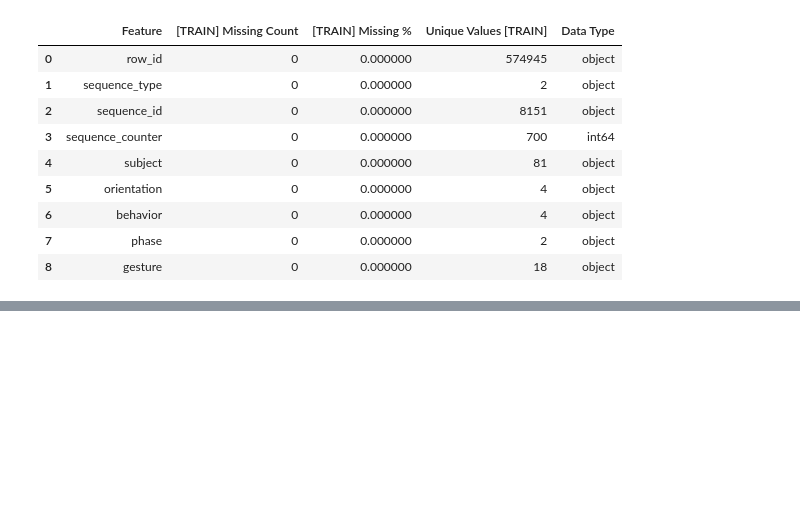
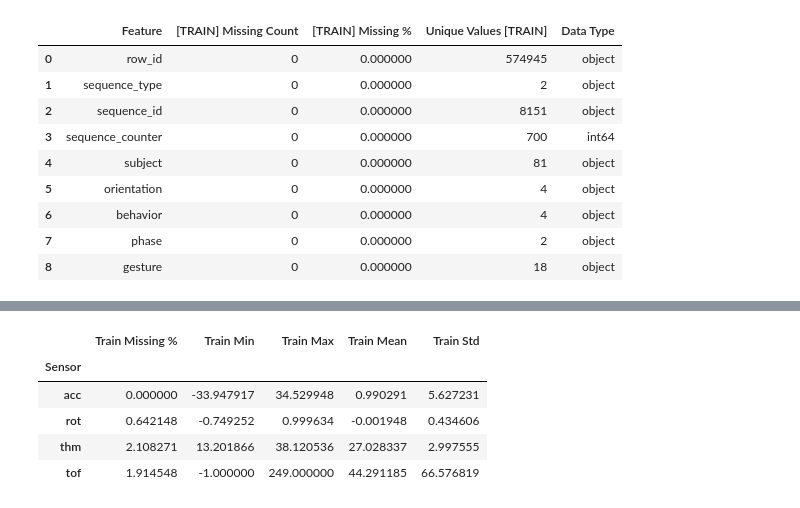
Before and after one commit to mhs170/CMI-Detect-Behavior-with-Sensor-Data, a Jupyter notebook: cmi-submission.ipynb, the cells around one changed output, grey strips where cells are left out. Drawn from its saved outputs; the diff is of its cells as text; code cells hidden in the pictures; blank space fills up the shorter version.

```diff
--- a/cmi-submission.ipynb
+++ b/cmi-submission.ipynb
@@ -190,0 +232,49 @@ styled_df.style.background_gradient(cmap='viridis')
+# %%
+# Sensor column groups (use train_df only)
+acc_cols = [col for col in train_df.columns if col.startswith('acc_')]
+rot_cols = [col for col in train_df.columns if col.startswith('rot_')]
+thm_cols = [col for col in train_df.columns if col.startswith('thm_')]
+tof_cols = [col for col in train_df.columns if col.startswith('tof_')]
+
+# Helper function for summary stats (train only)
+def sensor_summary(df, cols, name, dataset_name):
+    summary = pd.DataFrame({
+        'Feature': cols,
+        f'{dataset_name} Missing %': df[cols].isnull().mean().values * 100,
+        f'{dataset_name} Min': df[cols].min().values,
+        f'{dataset_name} Max': df[cols].max().values,
+        f'{dataset_name} Mean': df[cols].mean().values,
+        f'{dataset_name} Std': df[cols].std().values
+    })
+    summary.insert(0, 'Sensor', name)
+    return summary
+
+# Compute train summary for each sensor type
+def train_sensor_summary(train_df, sensor_cols_dict):
+    all_train = []
+    for sensor_name, cols in sensor_cols_dict.items():
+        all_train.append(sensor_summary(train_df, cols, sensor_name, 'Train'))
+    train_summary = pd.concat(all_train, ignore_index=True)
+    return train_summary
+
+# Sensor groups to process
+sensor_cols_dict = {
+    'acc': acc_cols,
+    'rot': rot_cols,
+    'thm': thm_cols,
+    'tof': tof_cols
+}
+
+# Run train summary
+sensor_train_summary = train_sensor_summary(train_df, sensor_cols_dict)
+
+# Show sensor-level averages for train
+summary_by_group = sensor_train_summary.groupby('Sensor').mean(numeric_only=True)
+summary_by_group.style.background_gradient(cmap='viridis')
+# %% [output]
+|  | Train Missing % | Train Min | Train Max | Train Mean | Train Std |
+| Sensor |  |  |  |  |  |
+| acc | 0.000000 | -33.947917 | 34.529948 | 0.990291 | 5.627231 |
+| rot | 0.642148 | -0.749252 | 0.999634 | -0.001948 | 0.434606 |
+| thm | 2.108271 | 13.201866 | 38.120536 | 27.028337 | 2.997555 |
+| tof | 1.914548 | -1.000000 | 249.000000 | 44.291185 | 66.576819 |
```
Also changed, not shown: parts of 1 cell of this notebook.
